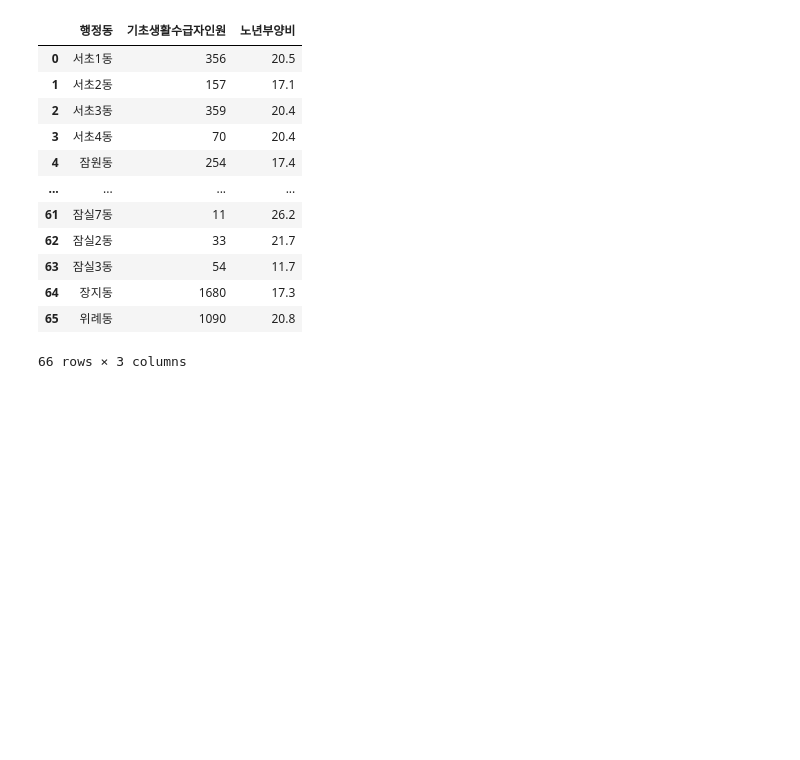
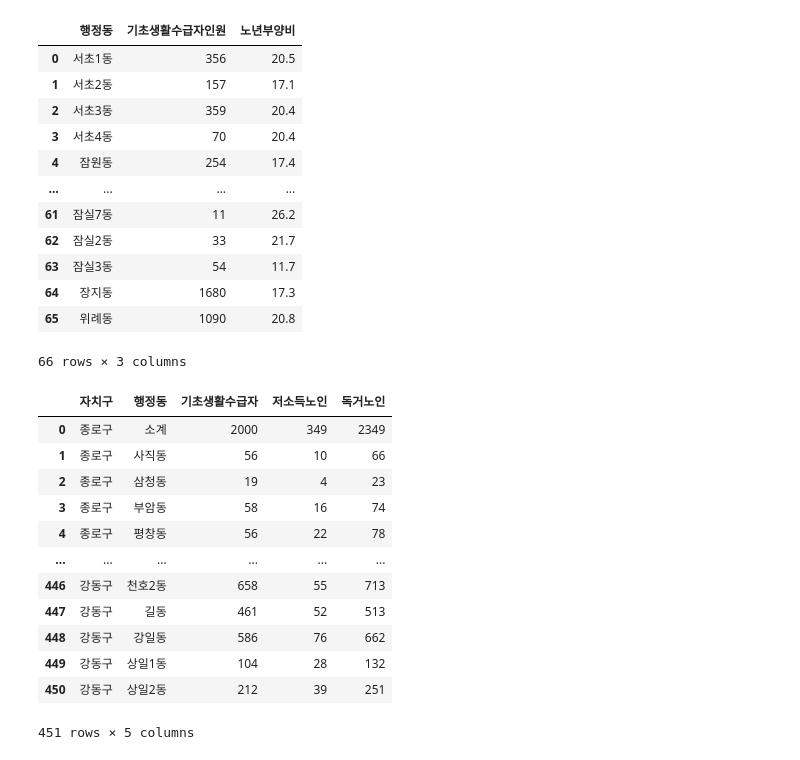
Before and after one commit to 520817/jjp, a Jupyter notebook: 전처리/(서린) 행정동_전처리.ipynb, the cells around one changed output. Saved outputs shown, nothing was run; the diff lists cells and outputs as text; code cells hidden in the pictures; blank space fills up the shorter version.

```diff
--- a/전처리/(서린) 행정동_전처리.ipynb
+++ b/전처리/(서린) 행정동_전처리.ipynb
@@ -276,3 +277,35 @@ data3
 | 64 | 장지동 | 1680 | 17.3 |
 | 65 | 위례동 | 1090 | 20.8 |
 66 rows × 3 columns
+# %%
+독거노인 = pd.read_csv('독거노인_현황.csv')
+독거노인
+독거노인 = 독거노인.loc[:,['동별(2)','동별(3)','2022.3','2022.6']]
+독거노인.rename(columns={'동별(2)':'자치구','동별(3)':'행정동','2022.3':'기초생활수급자','2022.6':'저소득노인'}, inplace=True)
+독거노인.drop([0,1,2,3], axis=0, inplace=True)
+독거노인.reset_index(drop=True,inplace=True)
+# %%
+독거노인['기초생활수급자'] = 독거노인['기초생활수급자'].replace('-', 0)
+독거노인['저소득노인'] = 독거노인['저소득노인'].replace('-', 0)
+# %%
+독거노인['기초생활수급자'] = 독거노인['기초생활수급자'].astype(int)
+독거노인['저소득노인'] = 독거노인['저소득노인'].astype(int)
+# %%
+for i in range(len(독거노인)):
+    독거노인.loc[i,'독거노인'] = 독거노인.loc[i,'기초생활수급자'] + 독거노인.loc[i,'저소득노인']
+독거노인['독거노인'] = 독거노인['독거노인'].astype(int)
+독거노인
+# %% [output]
+|  | 자치구 | 행정동 | 기초생활수급자 | 저소득노인 | 독거노인 |
+| 0 | 종로구 | 소계 | 2000 | 349 | 2349 |
+| 1 | 종로구 | 사직동 | 56 | 10 | 66 |
+| 2 | 종로구 | 삼청동 | 19 | 4 | 23 |
+| 3 | 종로구 | 부암동 | 58 | 16 | 74 |
+| 4 | 종로구 | 평창동 | 56 | 22 | 78 |
+| ... | ... | ... | ... | ... | ... |
+| 446 | 강동구 | 천호2동 | 658 | 55 | 713 |
+| 447 | 강동구 | 길동 | 461 | 52 | 513 |
+| 448 | 강동구 | 강일동 | 586 | 76 | 662 |
+| 449 | 강동구 | 상일1동 | 104 | 28 | 132 |
+| 450 | 강동구 | 상일2동 | 212 | 39 | 251 |
+451 rows × 5 columns
```
Also changed, not shown: parts of 12 cells of this notebook.
